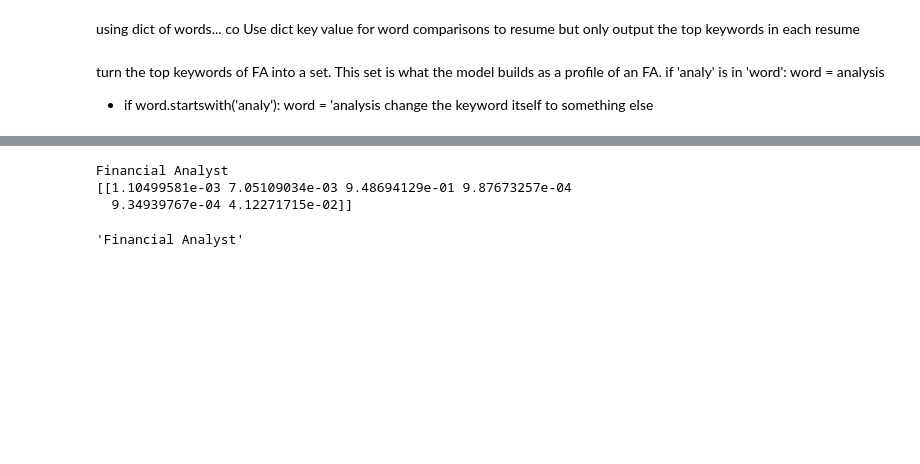
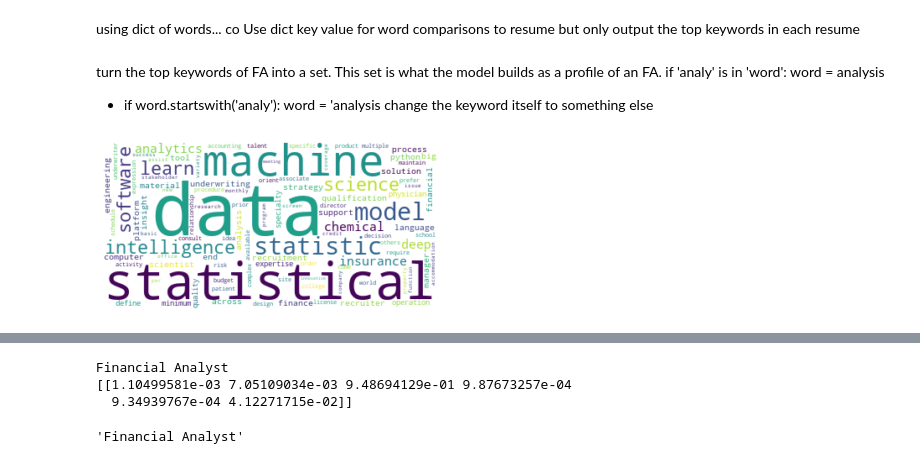
Before and after one commit to AqeelAqeel/Resume-Recommendations, a Jupyter notebook: src/jupyter-notebooks/Modeling-and-Outputs.ipynb, the cells around one changed output, grey strips where cells are left out. Drawn from its saved outputs; the diff is of its cells as text; code cells hidden in the pictures; blank space fills up the shorter version.

```diff
--- a/src/jupyter-notebooks/Modeling-and-Outputs.ipynb
+++ b/src/jupyter-notebooks/Modeling-and-Outputs.ipynb
@@ -234,3 +261,17 @@ but only output the top keywords in each resume
+# %%
+key_words = []
+for i in range(len(d["Data Scientist"])):
+    key_words.append(d["Data Scientist"][i][0])
+# %%
+stopwords = set(STOPWORDS)
+stopwords.update(["drink", "now", "wine", "flavor", "flavors"])
+text = " ".join(text for text in key_words)
+wordcloud = WordCloud(stopwords=stopwords, background_color="white").generate(text)
+plt.imshow(wordcloud, interpolation='bilinear')
+plt.axis("off")
+plt.show()
+# %% [output]
+[figure, added]
 # %%
 X_train, X_test, y_train, y_test = _split_data(df)
 model = fit(LogisticRegression(),X_train,y_train)
```
Also changed, not shown: parts of 13 cells of this notebook, 19 other files.
